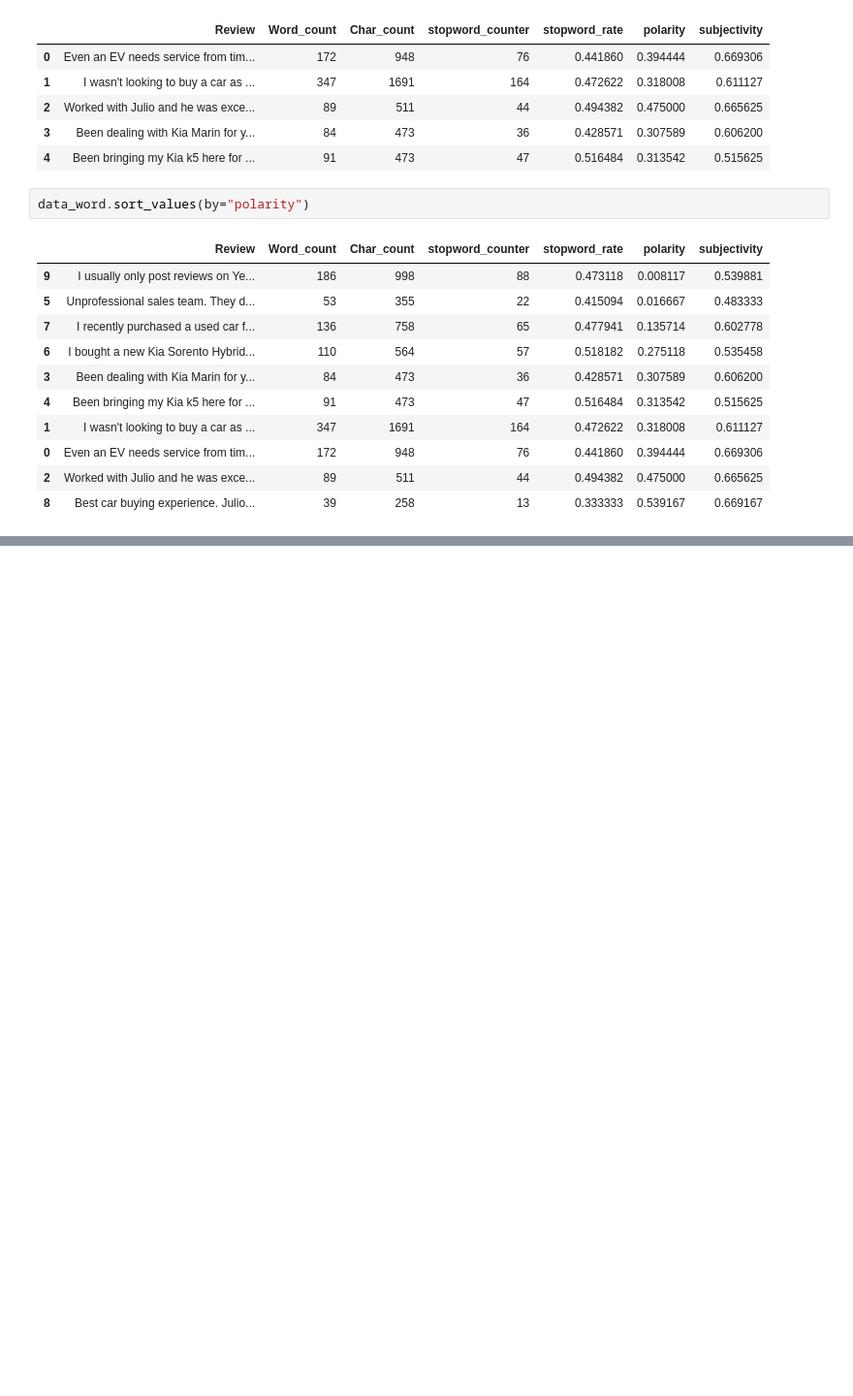
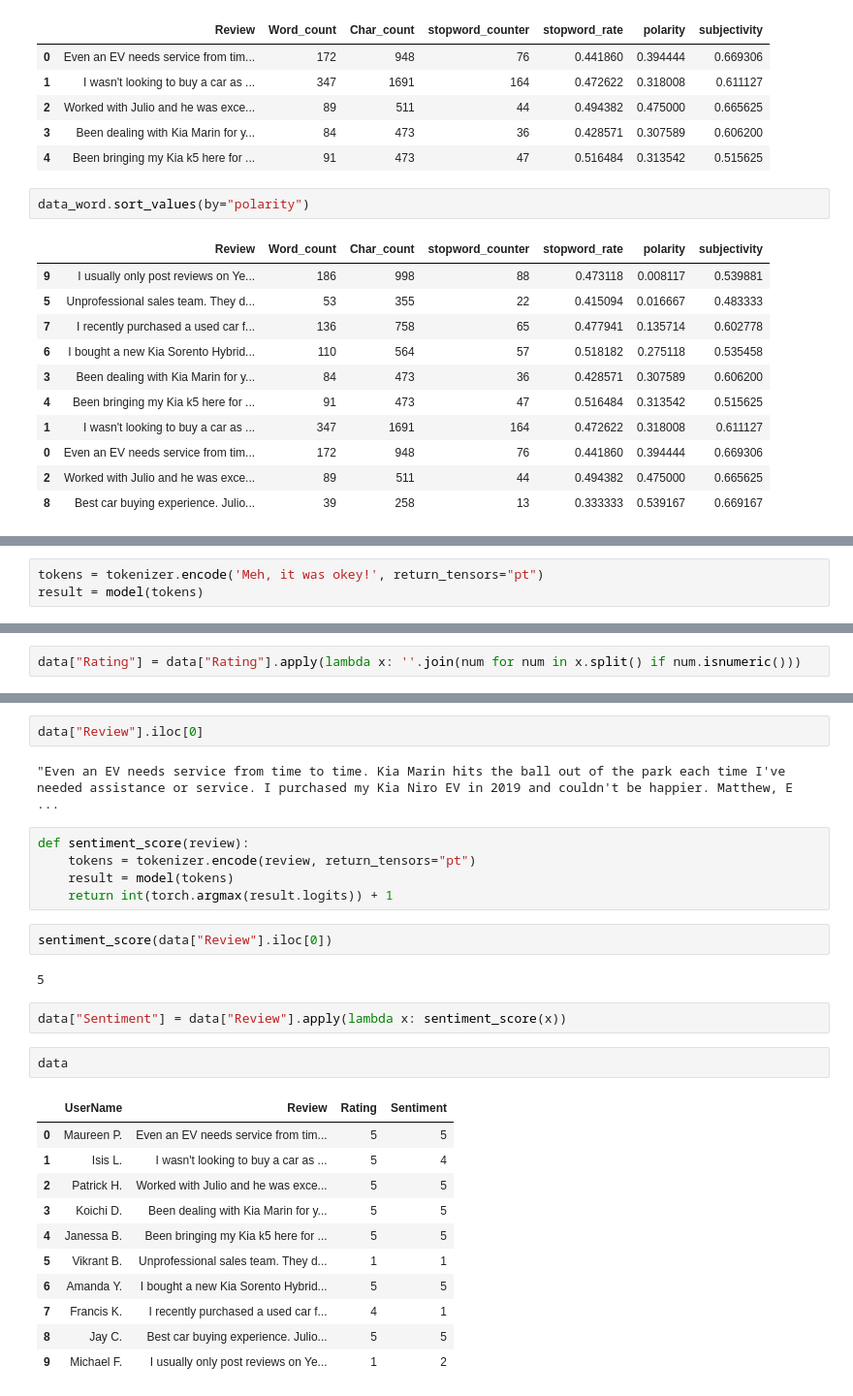
Before and after one commit to Gulfem93/NLP_Projects, a Jupyter notebook: NLP Yelp Sentiment Analysis/YelpSentimentAnalysis.ipynb, the cells around one changed output, grey strips where cells are left out. Shown: that part at 97% size. Cells and saved outputs as stored; diff of their text form; blank space fills up the shorter version.

```diff
--- a/NLP Yelp Sentiment Analysis/YelpSentimentAnalysis.ipynb
+++ b/NLP Yelp Sentiment Analysis/YelpSentimentAnalysis.ipynb
@@ -268,0 +328,3 @@ data_word.sort_values(by="polarity")
+# %%
+tokens = tokenizer.encode('Meh, it was okey!', return_tensors="pt")
+result = model(tokens)
@@ -268,0 +342,2 @@ data_word.sort_values(by="polarity")
+# %%
+data["Rating"] = data["Rating"].apply(lambda x: ''.join(num for num in x.split() if num.isnumeric()))
@@ -268,0 +358,29 @@ data_word.sort_values(by="polarity")
+# %%
+data["Review"].iloc[0]
+# %% [output]
+"Even an EV needs service from time to time. Kia Marin hits the ball out of the park each time I've needed assistance or service. I purchased my Kia Niro EV in 2019 and couldn't be happier. Matthew, E ...
+# %%
+def sentiment_score(review):
+    tokens = tokenizer.encode(review, return_tensors="pt")
+    result = model(tokens)
+    return int(torch.argmax(result.logits)) + 1
+# %%
+sentiment_score(data["Review"].iloc[0])
+# %% [output]
+5
+# %%
+data["Sentiment"] = data["Review"].apply(lambda x: sentiment_score(x))
+# %%
+data
+# %% [output]
+|  | UserName | Review | Rating | Sentiment |
+| 0 | Maureen P. | Even an EV needs service from tim... | 5 | 5 |
+| 1 | Isis L. | I wasn't looking to buy a car as ... | 5 | 4 |
+| 2 | Patrick H. | Worked with Julio and he was exce... | 5 | 5 |
+| 3 | Koichi D. | Been dealing with Kia Marin for y... | 5 | 5 |
+| 4 | Janessa B. | Been bringing my Kia k5 here for ... | 5 | 5 |
+| 5 | Vikrant B. | Unprofessional sales team. They d... | 1 | 1 |
+| 6 | Amanda Y. | I bought a new Kia Sorento Hybrid... | 5 | 5 |
+| 7 | Francis K. | I recently purchased a used car f... | 4 | 1 |
+| 8 | Jay C. | Best car buying experience. Julio... | 5 | 5 |
+| 9 | Michael F. | I usually only post reviews on Ye... | 1 | 2 |
```
Also changed, not shown: parts of 16 cells of this notebook.
